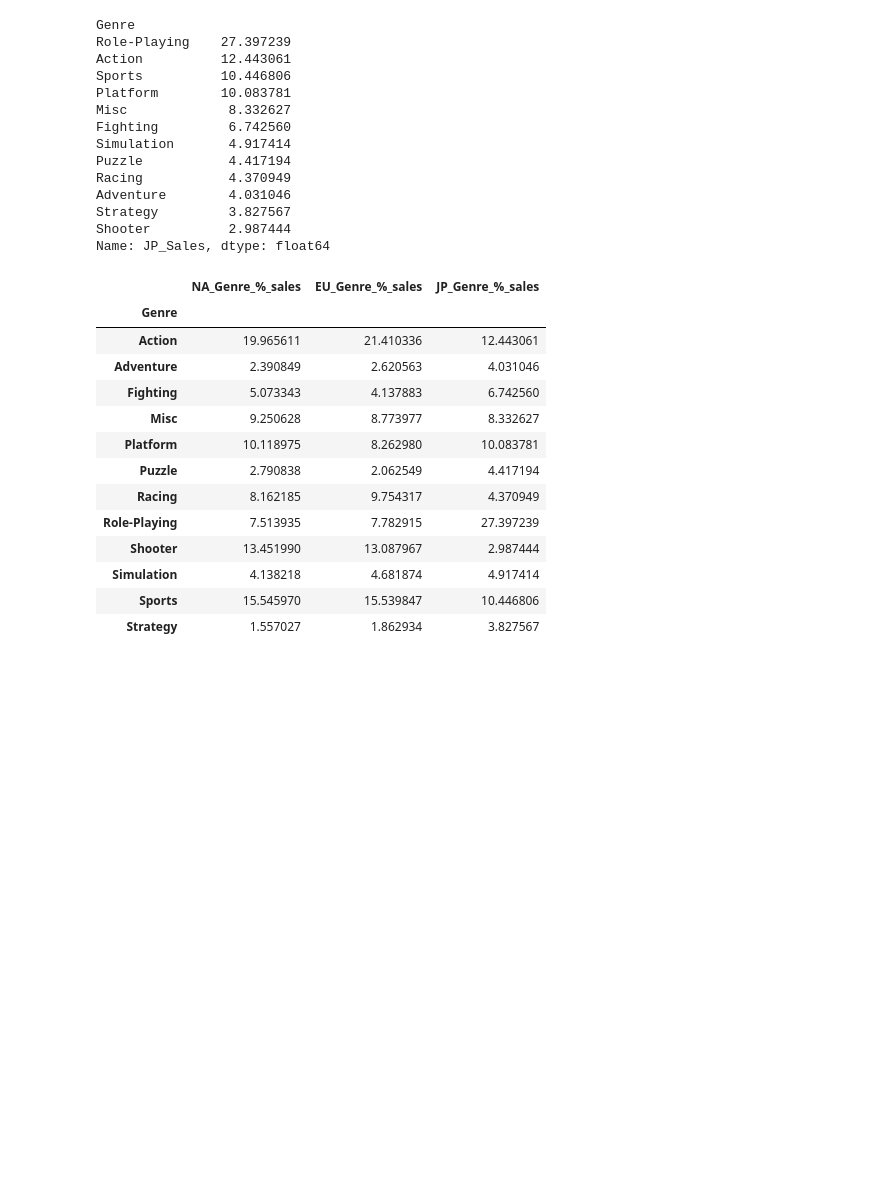
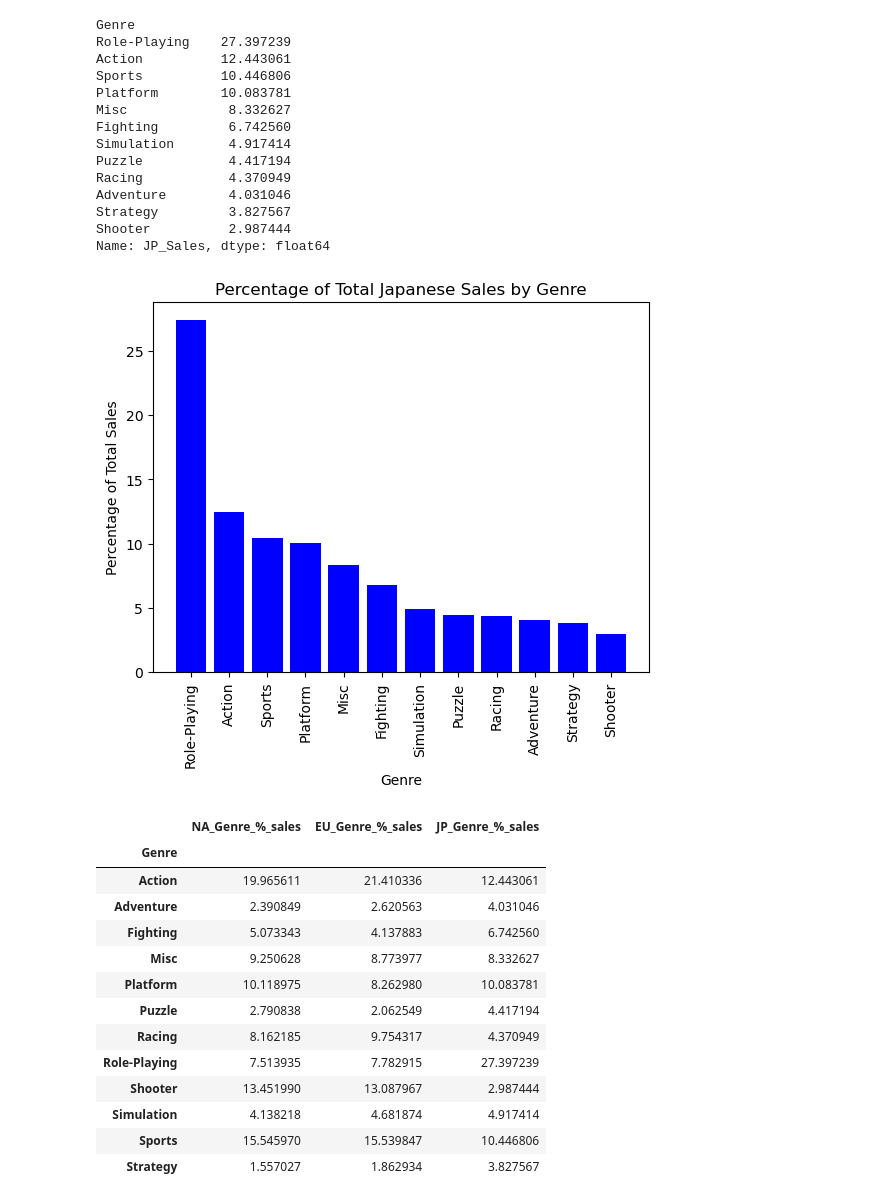
Before and after one commit to Espy2/Project_1_Steam_EDA, a Jupyter notebook: Steam_explore.ipynb, the cells around one changed output. Saved outputs shown, nothing was run; the diff lists cells and outputs as text; code cells hidden in the pictures; blank space fills up the shorter version.

```diff
--- a/Steam_explore.ipynb
+++ b/Steam_explore.ipynb
@@ -107,38 +349,39 @@ Name: EU_Sales, dtype: float64
 # %%
 ttl_JP_sales = game_sales_df['JP_Sales'].sum()
 
 JP_genre_ttl_sales = game_sales_df.groupby('Genre')['JP_Sales'].sum()
 
 JP_Genre_pert = (JP_genre_ttl_sales/ttl_JP_sales)*100
 
 print(JP_Genre_pert.sort_values(ascending = False))
 
 
 JP_pert_sales_genre = JP_Genre_pert.sort_values(ascending = False)
 
 
-#plt.bar(JP_pert_sales_genre.index, JP_pert_sales_genre.values, color = 'blue', alpha = 1, align = 'center')
+plt.bar(JP_pert_sales_genre.index, JP_pert_sales_genre.values, color = 'blue', alpha = 1, align = 'center')
 
-#plt.xlabel('Genre')
-#plt.ylabel('Percentage of Total Sales')
-#plt.title('Percentage of Total Japanese Sales by Genre')
-#plt.xticks(rotation=90)
-#plt.show()
+plt.xlabel('Genre')
+plt.ylabel('Percentage of Total Sales')
+plt.title('Percentage of Total Japanese Sales by Genre')
+plt.xticks(rotation=90)
+plt.show()
 # %% [output]
 Genre
 Role-Playing    27.397239
 Action          12.443061
 Sports          10.446806
 Platform        10.083781
 Misc             8.332627
 Fighting         6.742560
 Simulation       4.917414
 Puzzle           4.417194
 Racing           4.370949
 Adventure        4.031046
 Strategy         3.827567
 Shooter          2.987444
 Name: JP_Sales, dtype: float64
+[figure, added]
 # %%
 Genre_salespercentage_df= pd.DataFrame({'NA_Genre_%_sales': NA_Genre_pert,
               'EU_Genre_%_sales': EU_Genre_pert,
```
Also changed, not shown: parts of 24 cells of this notebook.
